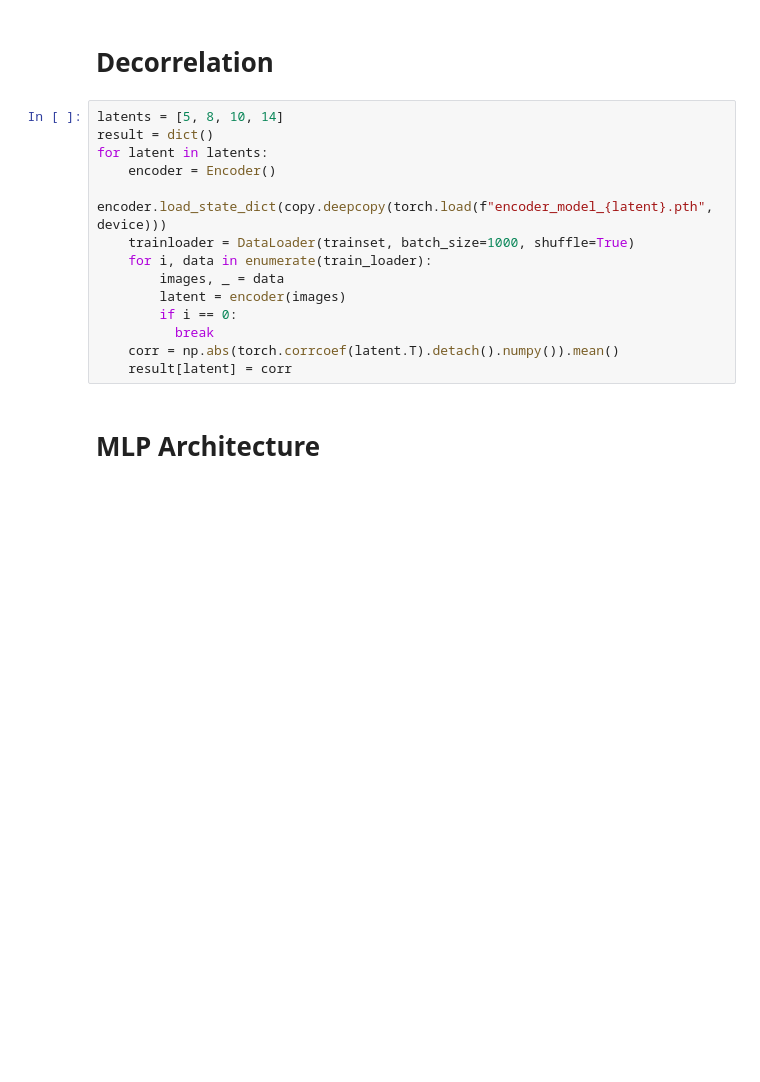
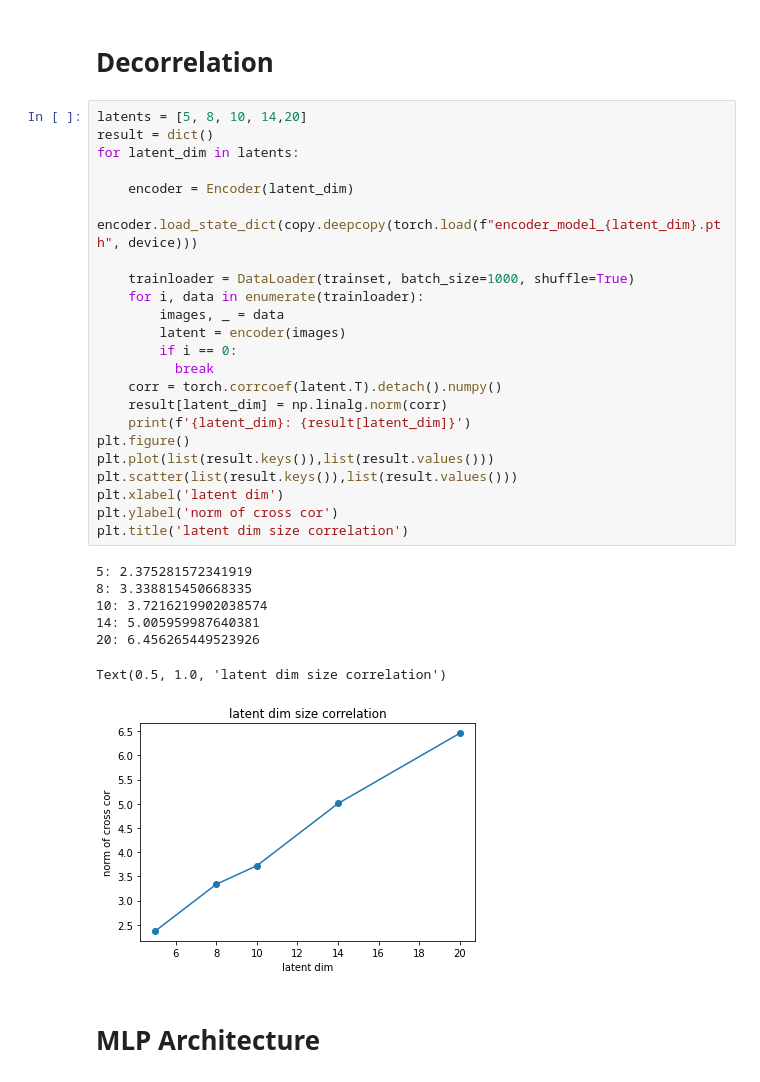
Before and after one commit to yoavdana/DL_ex3, a Jupyter notebook: main.ipynb, the cells around one changed output. Cells and saved outputs as stored; diff of their text form; blank space fills up the shorter version.

```diff
--- a/main.ipynb
+++ b/main.ipynb
@@ -195,19 +212,36 @@ Epoch:12, Loss:0.1313
 # %% [markdown]
 # Decorrelation
 # %%
-latents = [5, 8, 10, 14]
+latents = [5, 8, 10, 14,20]
 result = dict()
-for latent in latents:
-    encoder = Encoder()
-    encoder.load_state_dict(copy.deepcopy(torch.load(f"encoder_model_{latent}.pth", device)))
+for latent_dim in latents:
+
+    encoder = Encoder(latent_dim)
+    encoder.load_state_dict(copy.deepcopy(torch.load(f"encoder_model_{latent_dim}.pth", device)))
+
     trainloader = DataLoader(trainset, batch_size=1000, shuffle=True)
-    for i, data in enumerate(train_loader):
+    for i, data in enumerate(trainloader):
         images, _ = data
         latent = encoder(images)
         if i == 0:
           break
-    corr = np.abs(torch.corrcoef(latent.T).detach().numpy()).mean()
-    result[latent] = corr
+    corr = torch.corrcoef(latent.T).detach().numpy()
+    result[latent_dim] = np.linalg.norm(corr)
+    print(f'{latent_dim}: {result[latent_dim]}')
+plt.figure()
+plt.plot(list(result.keys()),list(result.values()))
+plt.scatter(list(result.keys()),list(result.values()))
+plt.xlabel('latent dim')
+plt.ylabel('norm of cross cor')
+plt.title('latent dim size correlation')
+# %% [output]
+5: 2.375281572341919
+8: 3.338815450668335
+10: 3.7216219902038574
+14: 5.005959987640381
+20: 6.456265449523926
+Text(0.5, 1.0, 'latent dim size correlation')
+[figure, added]
 # %% [markdown]
 # MLP Architecture
 # %%
```
Also changed, not shown: parts of 21 cells of this notebook.
